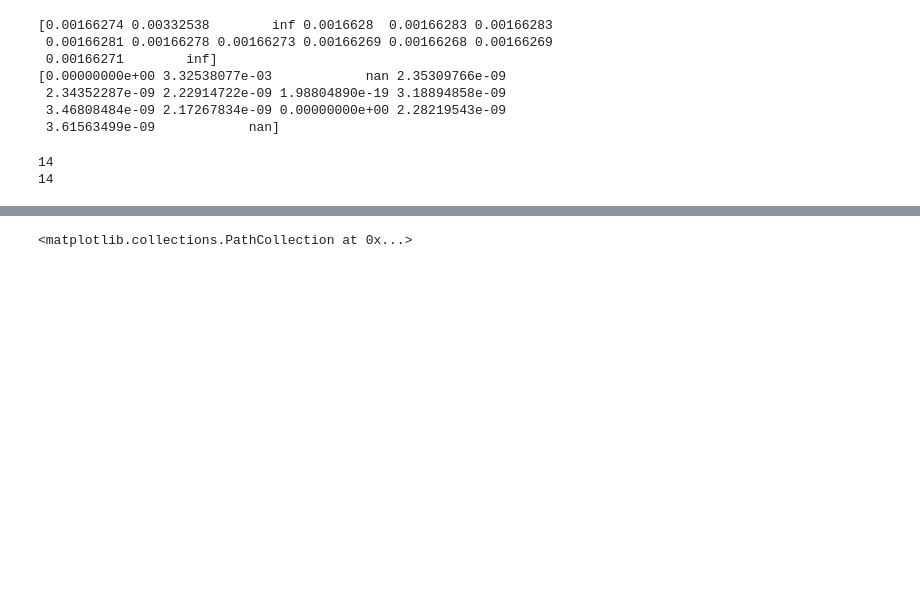
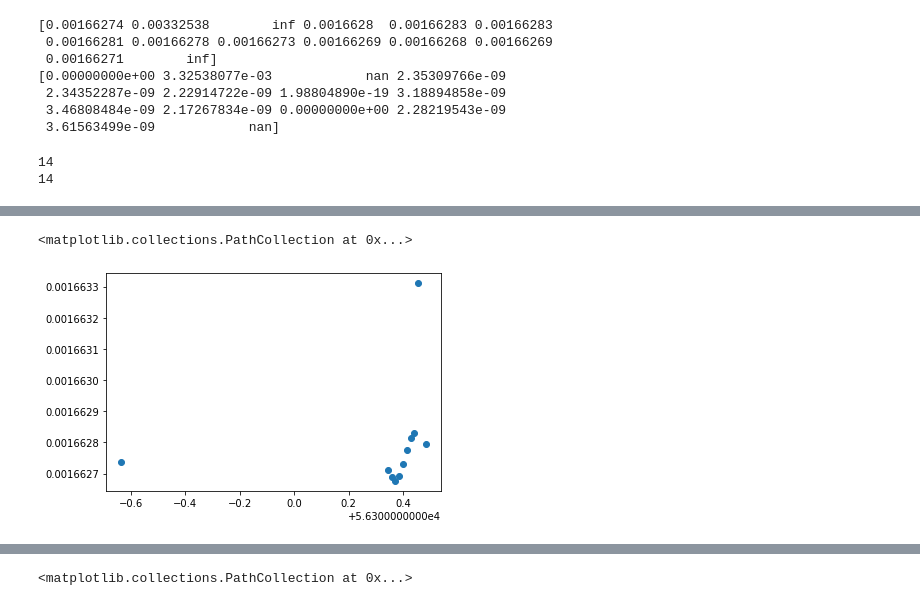
Before and after one commit to Yousousen/pulsar_analysis, a Jupyter notebook: src/script/rough_analysis_pulsar2.ipynb, the cells around one changed output, grey strips where cells are left out. Saved outputs shown, nothing was run; the diff lists cells and outputs as text; code cells hidden in the pictures; blank space fills up the shorter version.

```diff
--- a/src/script/rough_analysis_pulsar2.ipynb
+++ b/src/script/rough_analysis_pulsar2.ipynb
@@ -362,0 +372,5 @@ plt.scatter(list_MJD, periods)
+# %%
+plt.scatter(list_MJD, periods_datasets)
+# %% [output]
+<matplotlib.collections.PathCollection at 0x...>
+[figure, added]
```
Also changed, not shown: parts of 12 cells of this notebook.
